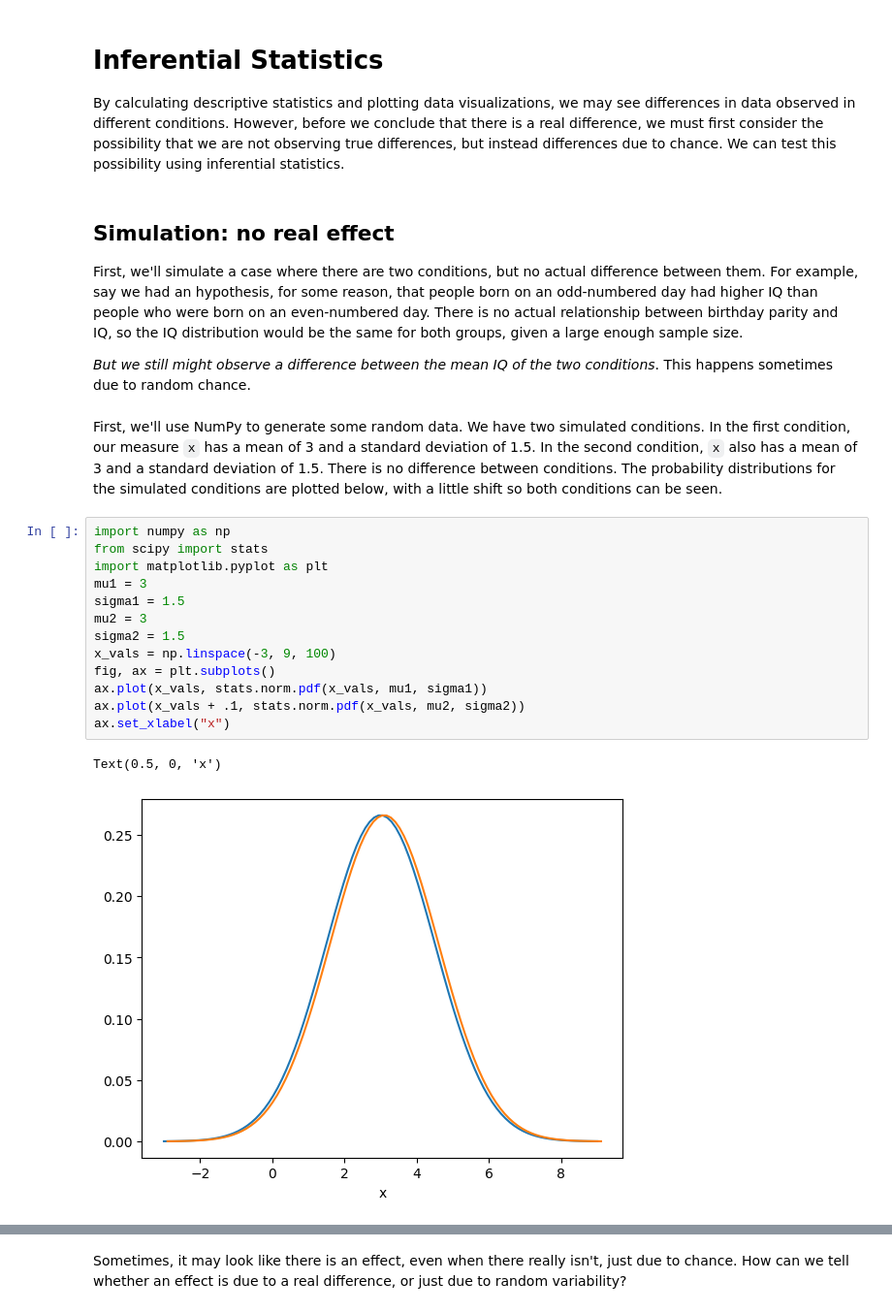
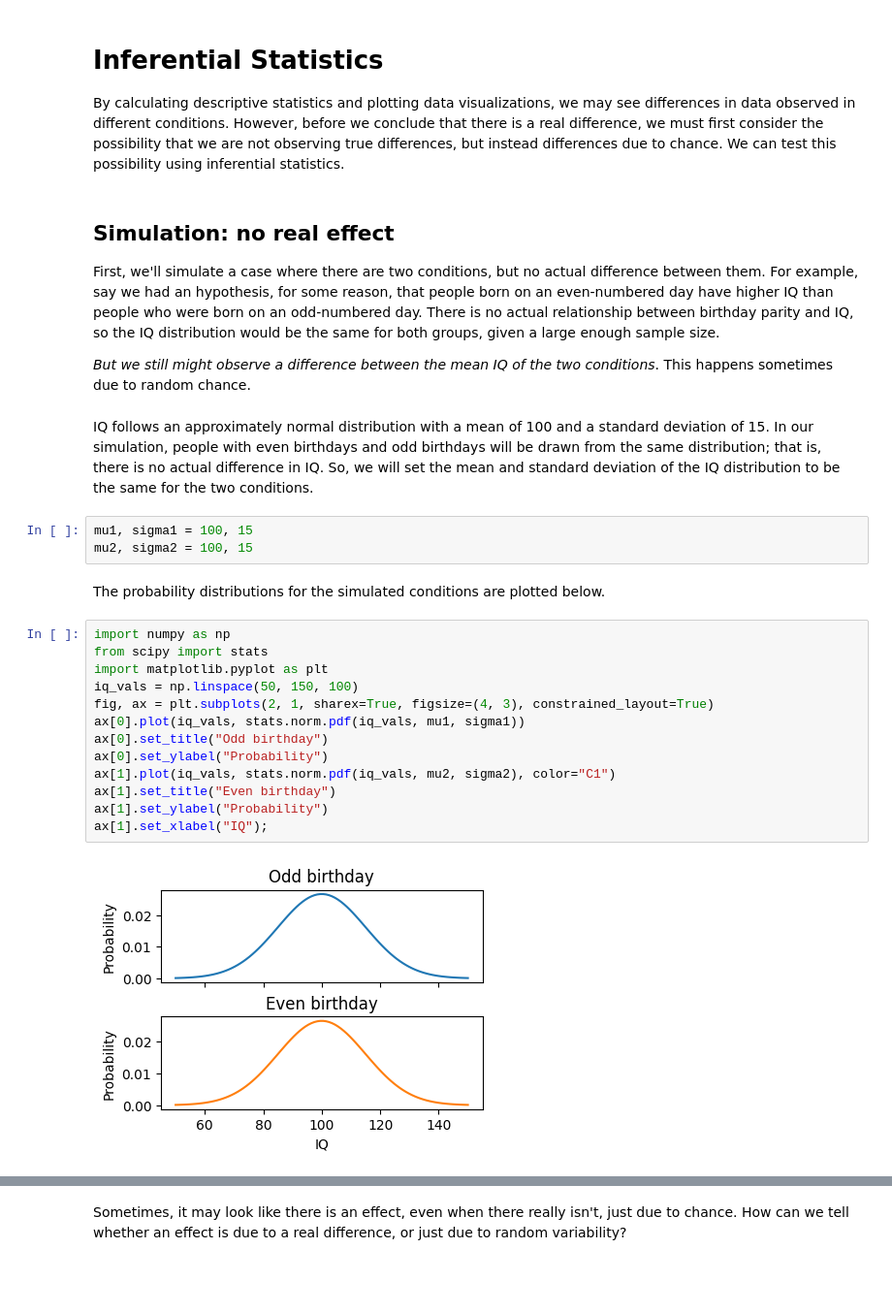
Before and after one commit to mortonne/datascipsych, a Jupyter notebook: assignments/assignment11/inferential_statistics.ipynb, the cells around one changed output, grey strips where cells are left out. Shown at 97% size. Drawn from its saved outputs; the diff is of its cells as text; blank space fills up the shorter version.

```diff
--- a/assignments/assignment11/inferential_statistics.ipynb
+++ b/assignments/assignment11/inferential_statistics.ipynb
@@ -5,24 +5,28 @@ By calculating descriptive statistics and plotting data visualizations, we may s
 # %% [markdown]
 ## Simulation: no real effect
 
-First, we'll simulate a case where there are two conditions, but no actual difference between them. For example, say we had an hypothesis, for some reason, that people born on an odd-numbered day had higher IQ than people who were born on an even-numbered day. There is no actual relationship between birthday parity and IQ, so the IQ distribution would be the same for both groups, given a large enough sample size.
+First, we'll simulate a case where there are two conditions, but no actual difference between them. For example, say we had an hypothesis, for some reason, that people born on an even-numbered day have higher IQ than people who were born on an odd-numbered day. There is no actual relationship between birthday parity and IQ, so the IQ distribution would be the same for both groups, given a large enough sample size.
 
 *But we still might observe a difference between the mean IQ of the two conditions*. This happens sometimes due to random chance.
-# %% [markdown]
-First, we'll use NumPy to generate some random data. We have two simulated conditions. In the first condition, our measure `x` has a mean of 3 and a standard deviation of 1.5. In the second condition, `x` also has a mean of 3 and a standard deviation of 1.5. There is no difference between conditions. The probability distributions for the simulated conditions are plotted below, with a little shift so both conditions can be seen.
+# %% [markdown]
+IQ follows an approximately normal distribution with a mean of 100 and a standard deviation of 15. In our simulation, people with even birthdays and odd birthdays will be drawn from the same distribution; that is, there is no actual difference in IQ. So, we will set the mean and standard deviation of the IQ distribution to be the same for the two conditions.
+# %%
+mu1, sigma1 = 100, 15
+mu2, sigma2 = 100, 15
+# %% [markdown]
+The probability distributions for the simulated conditions are plotted below.
 # %%
 import numpy as np
 from scipy import stats
 import matplotlib.pyplot as plt
-mu1 = 3
-sigma1 = 1.5
-mu2 = 3
-sigma2 = 1.5
-x_vals = np.linspace(-3, 9, 100)
-fig, ax = plt.subplots()
-ax.plot(x_vals, stats.norm.pdf(x_vals, mu1, sigma1))
-ax.plot(x_vals + .1, stats.norm.pdf(x_vals, mu2, sigma2))
-ax.set_xlabel("x")
+iq_vals = np.linspace(50, 150, 100)
+fig, ax = plt.subplots(2, 1, sharex=True, figsize=(4, 3), constrained_layout=True)
+ax[0].plot(iq_vals, stats.norm.pdf(iq_vals, mu1, sigma1))
+ax[0].set_title("Odd birthday")
+ax[0].set_ylabel("Probability")
+ax[1].plot(iq_vals, stats.norm.pdf(iq_vals, mu2, sigma2), color="C1")
+ax[1].set_title("Even birthday")
+ax[1].set_ylabel("Probability")
+ax[1].set_xlabel("IQ");
 # %% [output]
-Text(0.5, 0, 'x')
-[figure, old version]
+[figure, new version]
```
Also changed, not shown: parts of 60 cells of this notebook.
